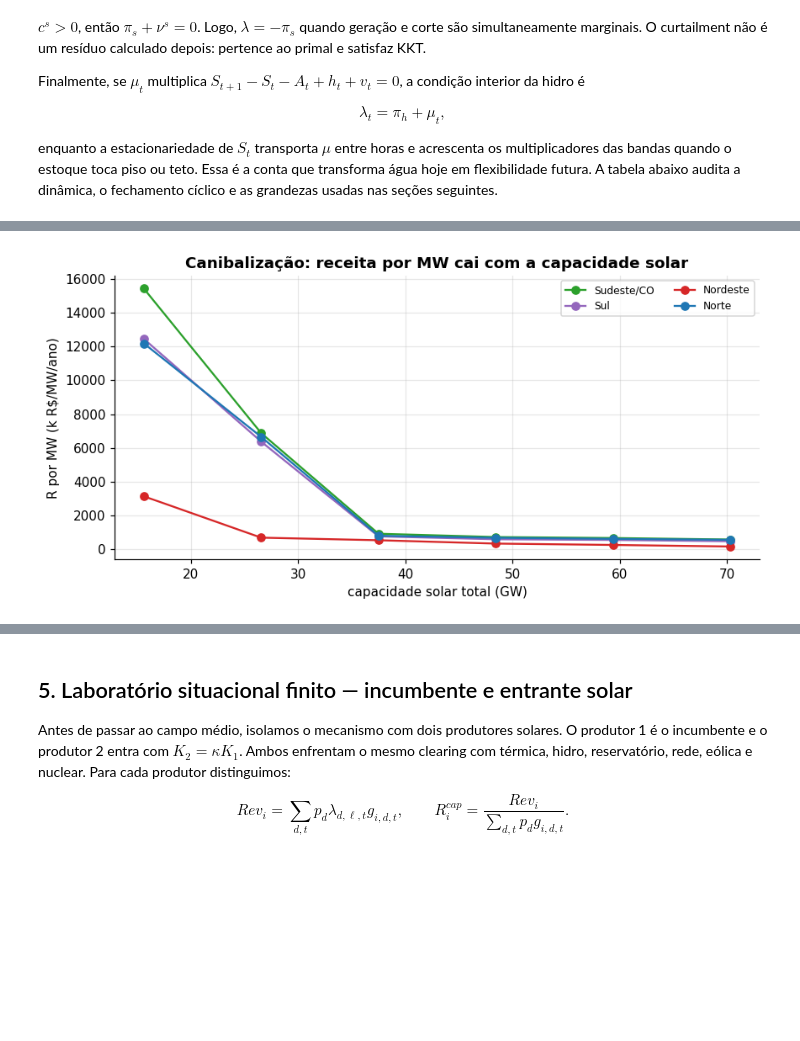
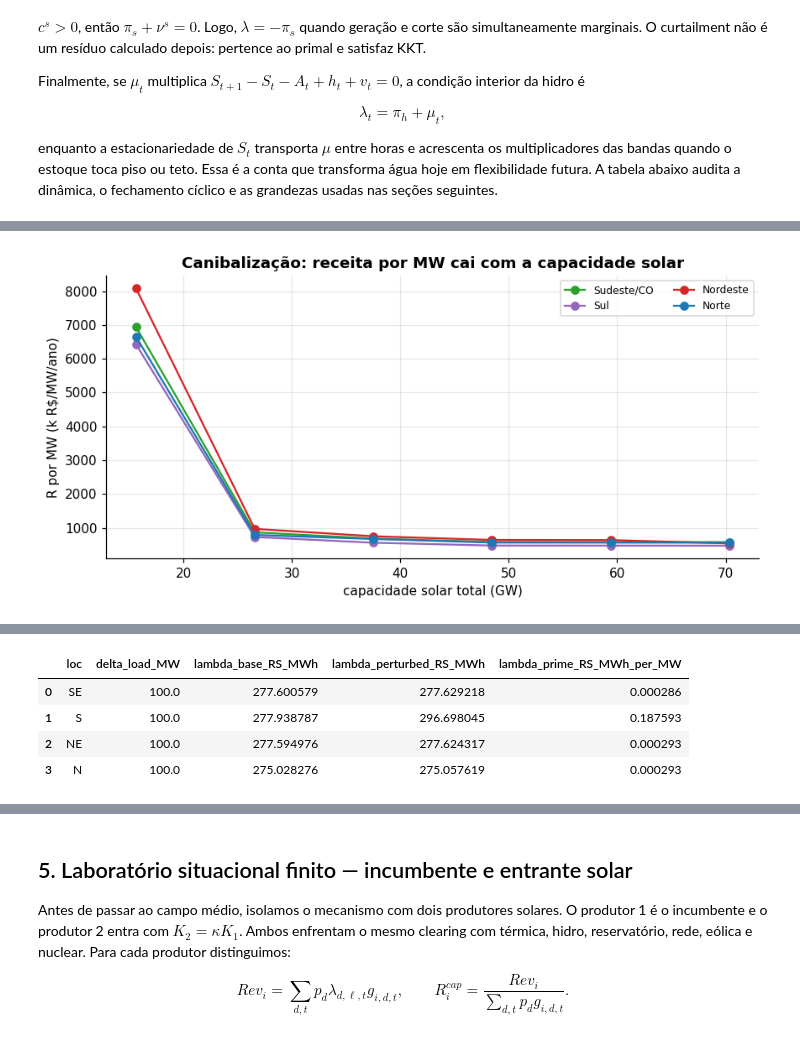
Before and after one commit to Vilasz/Mean-Field-Games-in-Renewable-Energy, a Jupyter notebook: 07_mfg_resumo.ipynb, the cells around one changed output, grey strips where cells are left out. Cells and saved outputs as stored; diff of their text form; code cells hidden in the pictures; blank space fills up the shorter version.

```diff
--- a/07_mfg_resumo.ipynb
+++ b/07_mfg_resumo.ipynb
@@ -695,18 +715,19 @@ THERM_COST, THERM_CAP = build_thermal_costs()
 N_BLOCKS_TH = THERM_COST.shape[1]
 
 HUB = "I"
-EDGES = [(HUB, "SE"), (HUB, "NE"), (HUB, "N"), ("SE", "S")]
+EDGES = [(HUB, "SE"), (HUB, "NE"), (HUB, "N"), ("NE", "SE"), ("SE", "S")]
 N_EDGES = len(EDGES)
 # Limites reduzidos de interface (MW); devem ser substituídos por limites horários
 # do ONS em uma versão de rede mais detalhada.
 FALLBACK_FMAX = {(HUB, "SE"): 8000.0, (HUB, "NE"): 8000.0,
-                 (HUB, "N"): 4500.0, ("SE", "S"): 6000.0}
+                 (HUB, "N"): 4500.0, ("NE", "SE"): 8000.0,
+                 ("SE", "S"): 6000.0}
 FMAX = np.array([FALLBACK_FMAX[e] for e in EDGES]) * PARAMS["transmission_mult"]
 
 print("Custo dos blocos térmicos (R$/MWh) — ancorado na mediana do CMO:")
 print(pd.DataFrame(THERM_COST, index=LOCS, columns=["baixo", "médio", "alto"]).round(1).to_string())
 print("Intercâmbio FMAX (MW):", {f"{o}-{d}": float(FMAX[k]) for k, (o, d) in enumerate(EDGES)})
-print("Topologia: I<->{SE, NE, N} e SE<->S; I é hub sem carga nem geração.")
+print("Topologia: I<->{SE, NE, N}, NE<->SE e SE<->S; I é hub sem carga nem geração.")
 # %% [output]
 Custo dos blocos térmicos (R$/MWh) — ancorado na mediana do CMO:
     baixo  médio   alto
@@ -912,7 +933,8 @@ class DispatchEngineCVX:
             "lambda": lam, "R": revenue_per_mw,
             "g_solar": gsol, "curt_solar": csol,
             "g_wind": gwind, "curt_wind": cwind,
-            "g_hydro": ghydro, "spill": spill, "storage": storage,
+            "g_hydro": ghydro, "g_th": gth, "spill": spill, "storage": storage,
+            "flow": np.asarray(self.flow.value, float),
             "deficit": deficit, "solar_potential": potential, "delivery": delivery,
             "diagnostics": pd.DataFrame(diag_rows),
             "reservoir_balance_error": float(np.max(np.abs(reservoir_error))),
@@ -1217,23 +1362,81 @@ ponto fixo e não inferimos convergência apenas pelo formato desta curva.
 # %%
 mult_grid = np.linspace(0.4, 1.8, 6)
 canib = []
 for mlt in tqdm(mult_grid, desc="canibalização R(C)"):
     Kbt = {s: {th: K_SOLAR_OBS[s] * TYPE_WEIGHT[th] * mlt for th in AGENT_TYPES} for s in LOCS}
     cl = engine.solve(Kbt)
     Ktot = sum(Kbt[s][th] for s in LOCS for th in AGENT_TYPES)
     row = {"K_total_GW": Ktot / 1000}
     for s in LOCS:
         row[s] = 0.5 * (cl["R"][(s, "high")] / TYPE_PROD["high"] + cl["R"][(s, "low")] / TYPE_PROD["low"]) / 1e3
     canib.append(row)
 canib = pd.DataFrame(canib)
 
 fig, ax = plt.subplots(figsize=(8, 4))
 for s in LOCS:
     ax.plot(canib["K_total_GW"], canib[s], marker="o", label=SUB_LABEL[s], color=SUB_COLOR[s])
 ax.set_title("Canibalização: receita por MW cai com a capacidade solar")
 ax.set_xlabel("capacidade solar total (GW)"); ax.set_ylabel("R por MW (k R$/MW/ano)")
 ax.grid(alpha=0.3); ax.legend(ncol=2, fontsize=8)
 fig.tight_layout(); fig.savefig(FIG_DIR / "canibalizacao_R_de_C.png", bbox_inches="tight"); plt.show()
 print(canib.round(2).to_string(index=False))
+
+# Lambda' médio do clearing: perturbação locacional de +100 MW em todas as horas.
+lambda_prime_rows = []
+delta_load_MW = 100.0
+base_diag = clear_bench["diagnostics"]
+for li, loc in enumerate(LOCS):
+    perturbed_load = load.copy()
+    perturbed_load[:, li, :] += delta_load_MW
+    cl_pert = DispatchEngineCVX(perturbed_load, cf_solar, wind_avail, nuc_avail,
+                                hydro_inflow, reservoir_capacity, weights,
+                                PARAMS).solve(obs_K_by_type())
+    pert_diag = cl_pert["diagnostics"]
+    base_loc = base_diag[base_diag["loc"] == loc]
+    pert_loc = pert_diag[pert_diag["loc"] == loc]
+    lam0 = float(np.average(base_loc["lambda_mean"], weights=base_loc["weight_days"]))
+    lam1 = float(np.average(pert_loc["lambda_mean"], weights=pert_loc["weight_days"]))
+    lambda_prime_rows.append({"loc": loc, "delta_load_MW": delta_load_MW,
+                              "lambda_base_RS_MWh": lam0,
+                              "lambda_perturbed_RS_MWh": lam1,
+                              "lambda_prime_RS_MWh_per_MW": (lam1 - lam0) / delta_load_MW})
+lambda_prime_sensitivity = pd.DataFrame(lambda_prime_rows)
+lambda_prime_sensitivity.to_csv(TABLE_DIR / "lambda_prime_sensitivity.csv", index=False)
+display(lambda_prime_sensitivity.round(6))
+
+# Auditoria do tamanho do passo no Sul: identifica a quina de rede/mérito térmico.
+south_i = LOCS.index("S")
+se_s_edge = EDGES.index(("SE", "S"))
+d02_i = int(rep_days.index[rep_days["block"].eq("D02")][0])
+base_south_lambda = float(np.average(
+    clear_bench["lambda"][:, south_i, :].mean(axis=1), weights=weights))
+base_d02_lambda = float(clear_bench["lambda"][d02_i, south_i, :].mean())
+base_d02_saturated_hours = int(np.sum(
+    np.abs(clear_bench["flow"][d02_i, se_s_edge, :]) >= FMAX[se_s_edge] - 1.0))
+base_d02_medium_high = float(clear_bench["g_th"][d02_i, south_i, 1:, :].sum())
+south_lambda_step_rows = []
+for delta_MW in [1.0, 5.0, 10.0, 25.0, 50.0, 60.0, 65.0, 70.0, 75.0, 80.0, 90.0, 100.0]:
+    load_step = load.copy()
+    load_step[:, south_i, :] += delta_MW
+    cl_step = DispatchEngineCVX(load_step, cf_solar, wind_avail, nuc_avail,
+                                hydro_inflow, reservoir_capacity, weights,
+                                PARAMS).solve(obs_K_by_type())
+    step_south_lambda = float(np.average(
+        cl_step["lambda"][:, south_i, :].mean(axis=1), weights=weights))
+    south_lambda_step_rows.append({
+        "delta_load_MW": delta_MW,
+        "south_secant_RS_MWh_per_MW": (step_south_lambda - base_south_lambda) / delta_MW,
+        "D02_lambda_change_RS_MWh": float(
+            cl_step["lambda"][d02_i, south_i, :].mean() - base_d02_lambda),
+        "D02_SE_S_saturated_hours_baseline": base_d02_saturated_hours,
+        "D02_SE_S_saturated_hours_perturbed": int(np.sum(
+            np.abs(cl_step["flow"][d02_i, se_s_edge, :]) >= FMAX[se_s_edge] - 1.0)),
+        "D02_additional_medium_high_thermal_MWh_day": float(
+            cl_step["g_th"][d02_i, south_i, 1:, :].sum() - base_d02_medium_high),
+    })
+south_lambda_step_sensitivity = pd.DataFrame(south_lambda_step_rows)
+south_lambda_step_sensitivity.to_csv(
+    TABLE_DIR / "lambda_prime_south_step_sensitivity.csv", index=False)
+display(south_lambda_step_sensitivity.round(6))
 # %% [output]
-[figure, old version]
+[figure, new version]
@@ -1246,0 +1450,5 @@ print(canib.round(2).to_string(index=False))
+|  | loc | delta_load_MW | lambda_base_RS_MWh | lambda_perturbed_RS_MWh | lambda_prime_RS_MWh_per_MW |
+| 0 | SE | 100.0 | 277.600579 | 277.629218 | 0.000286 |
+| 1 | S | 100.0 | 277.938787 | 296.698045 | 0.187593 |
+| 2 | NE | 100.0 | 277.594976 | 277.624317 | 0.000293 |
+| 3 | N | 100.0 | 275.028276 | 275.057619 | 0.000293 |
```
Also changed, not shown: parts of 20 cells of this notebook, 2 other files.
